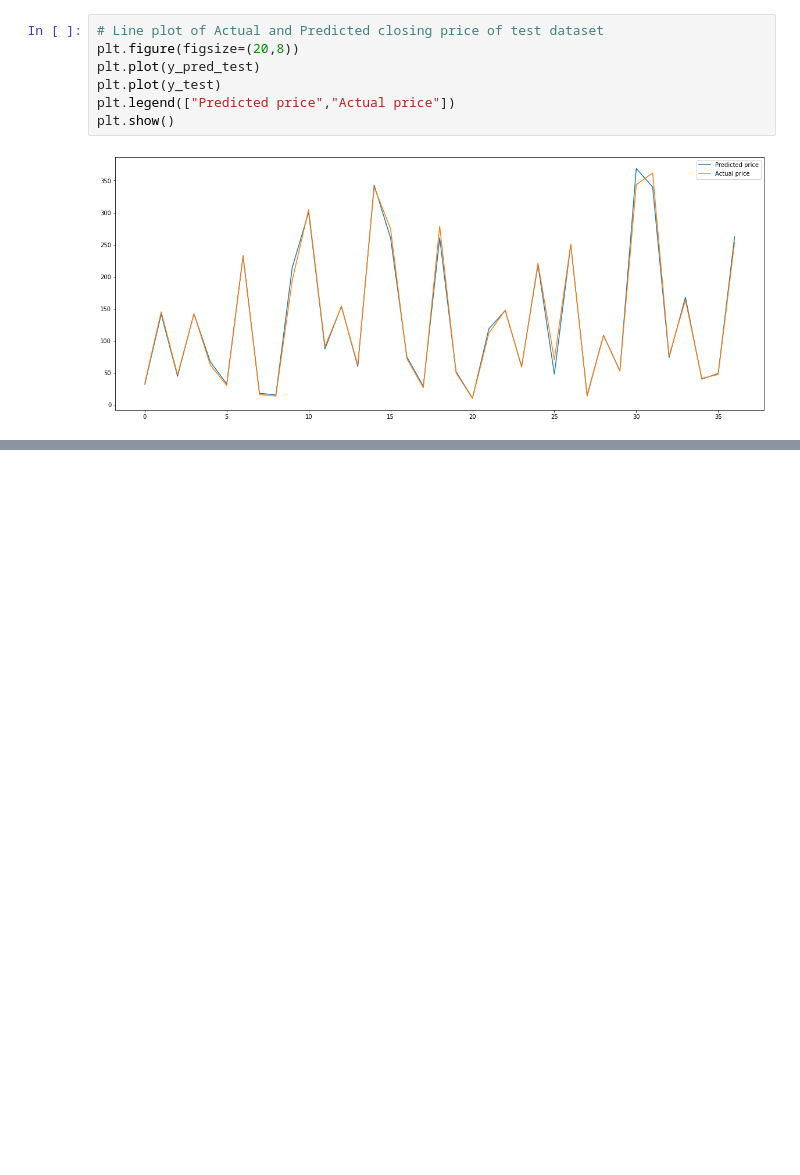
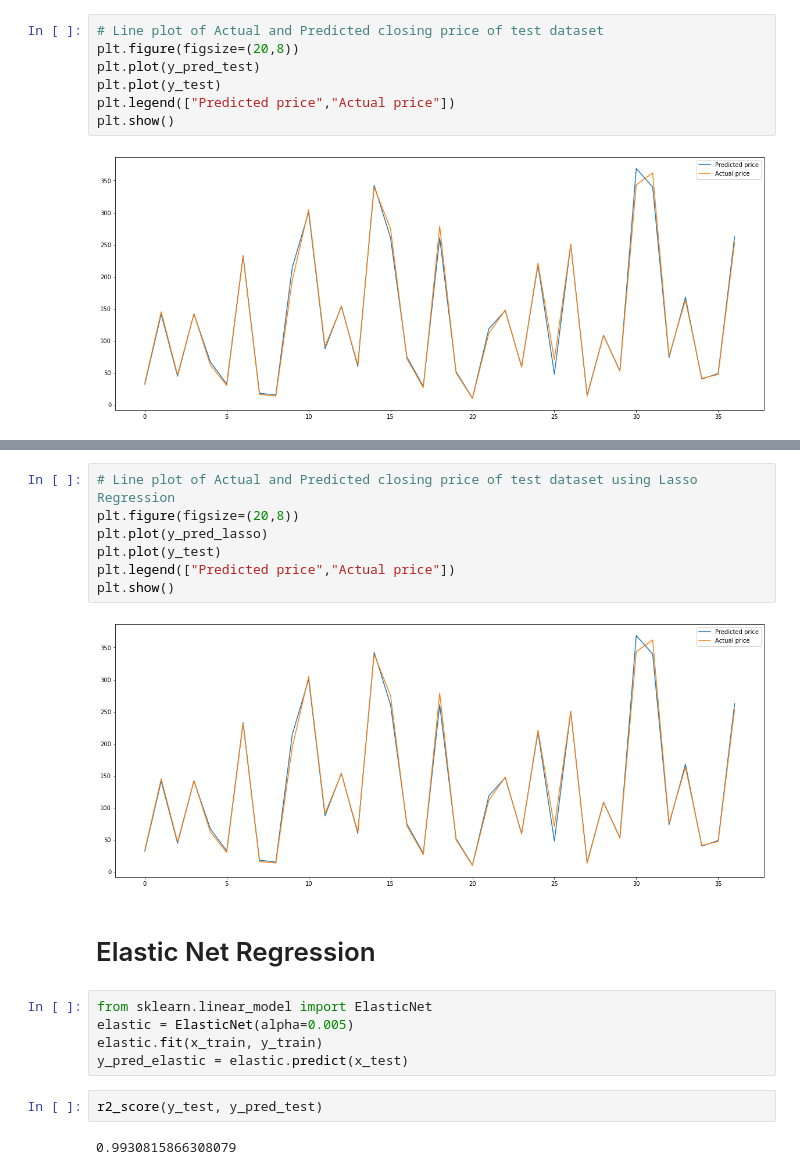
Before and after one commit to mukul9155/Yes-bank-closing-price-prediction, a Jupyter notebook: Yes_bank_close_price_prediction.ipynb, the cells around one changed output, grey strips where cells are left out. Saved outputs shown, nothing was run; the diff lists cells and outputs as text; blank space fills up the shorter version.

```diff
--- a/Yes_bank_close_price_prediction.ipynb
+++ b/Yes_bank_close_price_prediction.ipynb
@@ -517,0 +642,20 @@ plt.show()
+# %%
+# Line plot of Actual and Predicted closing price of test dataset using Lasso Regression
+plt.figure(figsize=(20,8))
+plt.plot(y_pred_lasso)
+plt.plot(y_test)
+plt.legend(["Predicted price","Actual price"])
+plt.show()
+# %% [output]
+[figure, added]
+# %% [markdown]
+# Elastic Net Regression
+# %%
+from sklearn.linear_model import ElasticNet
+elastic = ElasticNet(alpha=0.005)
+elastic.fit(x_train, y_train)
+y_pred_elastic = elastic.predict(x_test)
+# %%
+r2_score(y_test, y_pred_test)
+# %% [output]
+0.9930815866308079
```
Also changed, not shown: parts of 24 cells of this notebook.
